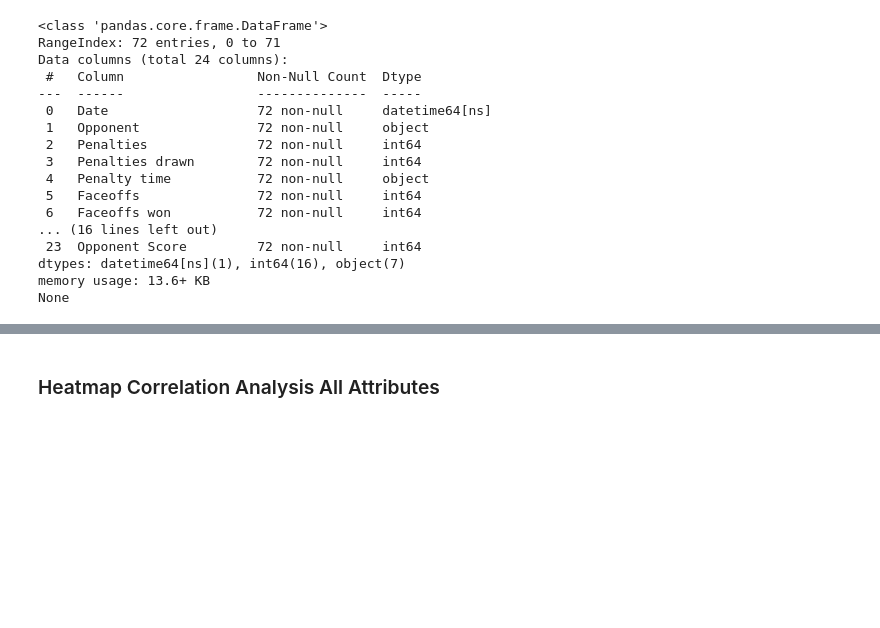
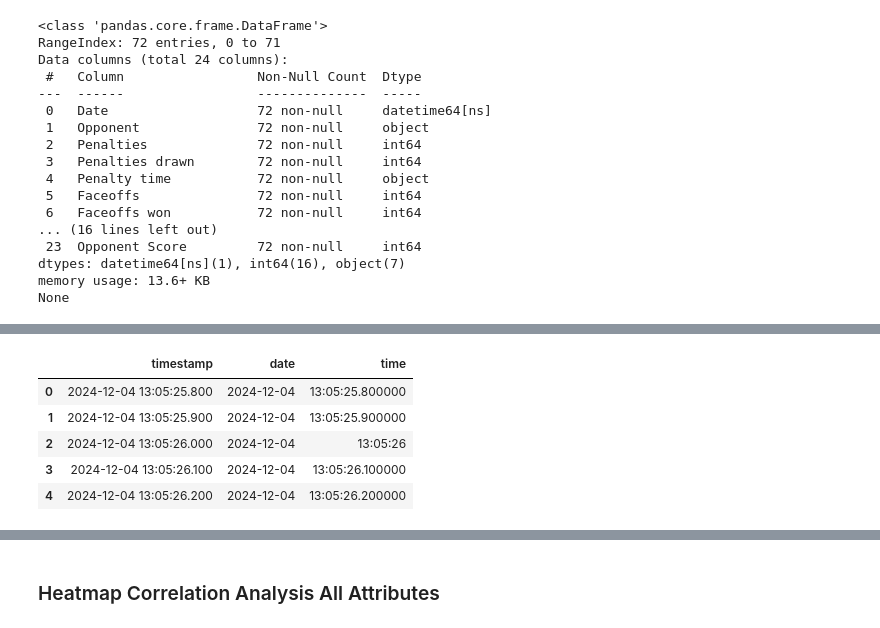
Before and after one commit to sarahsetiawan/Hood-Hockey, a Jupyter notebook: DataAnalysis/Analysis_Predictive.ipynb, the cells around one changed output, grey strips where cells are left out. Cells and saved outputs as stored; diff of their text form; code cells hidden in the pictures; blank space fills up the shorter version.

```diff
--- a/DataAnalysis/Analysis_Predictive.ipynb
+++ b/DataAnalysis/Analysis_Predictive.ipynb
@@ -588,0 +651,14 @@ None
+# %%
+# Extract the date and time into separate columns
+drive['date'] = drive['timestamp'].dt.date
+drive['time'] = drive['timestamp'].dt.time
+
+# Display the updated DataFrame
+display(drive[['timestamp', 'date', 'time']].head())
+# %% [output]
+|  | timestamp | date | time |
+| 0 | 2024-12-04 13:05:25.800 | 2024-12-04 | 13:05:25.800000 |
+| 1 | 2024-12-04 13:05:25.900 | 2024-12-04 | 13:05:25.900000 |
+| 2 | 2024-12-04 13:05:26.000 | 2024-12-04 | 13:05:26 |
+| 3 | 2024-12-04 13:05:26.100 | 2024-12-04 | 13:05:26.100000 |
+| 4 | 2024-12-04 13:05:26.200 | 2024-12-04 | 13:05:26.200000 |
```
Also changed, not shown: parts of 13 cells of this notebook.
